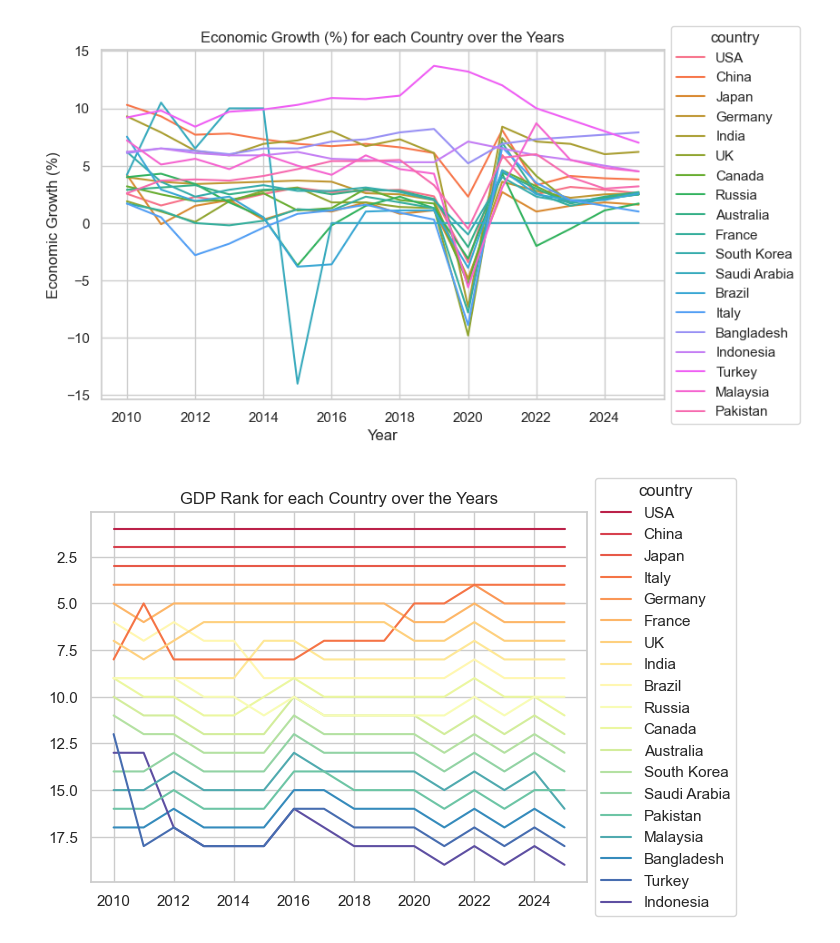
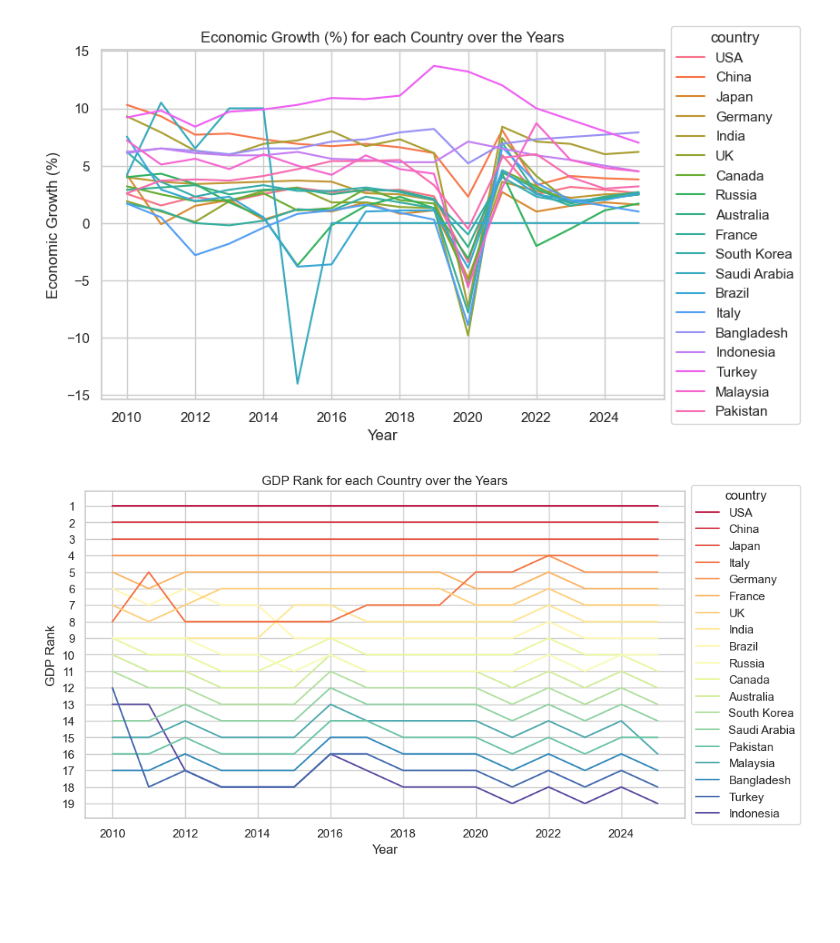
Before and after one commit to eric-kaufmann/economic-values, a Jupyter notebook: analysis.ipynb, the cells around one changed output. Cells and saved outputs as stored; diff of their text form; code cells hidden in the pictures; blank space fills up the shorter version.

Commit message:
fix rank yticks bug ingdp rank plot

```diff
--- a/analysis.ipynb
+++ b/analysis.ipynb
@@ -153,33 +153,38 @@ plt.show()
 # How does the GDP (in billion USD) of each country rank over the years?
 
 df["GDP Rank"] = df.groupby("Year")["GDP (in billion USD)"].rank(method="dense", ascending=False)
 
-fig, ax = plt.subplots()
+fig, ax = plt.subplots(figsize=(10, 5.5))
 
 blues_cmap = plt.get_cmap('Spectral', 20)
 
 last_year_rank_df = df.loc[(df["Year"] == 2025), ["Country", "GDP Rank"]]\
                         .sort_values("GDP Rank")\
                         .reset_index(drop=True)
 
 for (c), group in df.groupby("Country"):
     color = blues_cmap(last_year_rank_df.loc[(last_year_rank_df["Country"] == c, "GDP Rank")].values[0] / 20.0)
     ax.plot(group["Year"], group["GDP Rank"], label=c, color=color)
 
-ax.set_ylim(ax.get_ylim()[::-1])
+
+ax.set_yticks(np.arange(1, 20, 1))
+ax.invert_yaxis()
+ax.set_ylabel("GDP Rank")
+
+ax.set_xlabel("Year")
 
 handles, labels = ax.get_legend_handles_labels()
 
 # sort both labels and handles by GDP Rank in 2025
 sorted_handles_labels = sorted(
     zip(handles, labels),
     key=lambda x: last_year_rank_df.loc[(last_year_rank_df["Country"] == x[1], "GDP Rank")].values[0]
 )
 sorted_handles, sorted_labels = zip(*sorted_handles_labels)
 ax.legend(sorted_handles, sorted_labels, title="country", loc='center left', bbox_to_anchor=(1, 0.5))
 
 plt.title("GDP Rank for each Country over the Years")
 
 plt.show()
 # %% [output]
-[figure, old version]
+[figure, new version]
```
